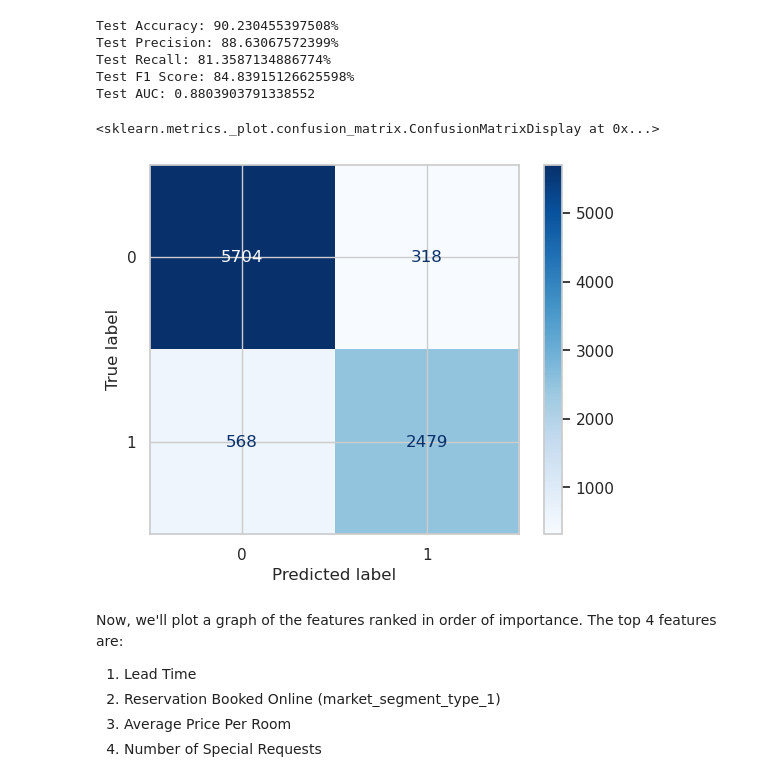
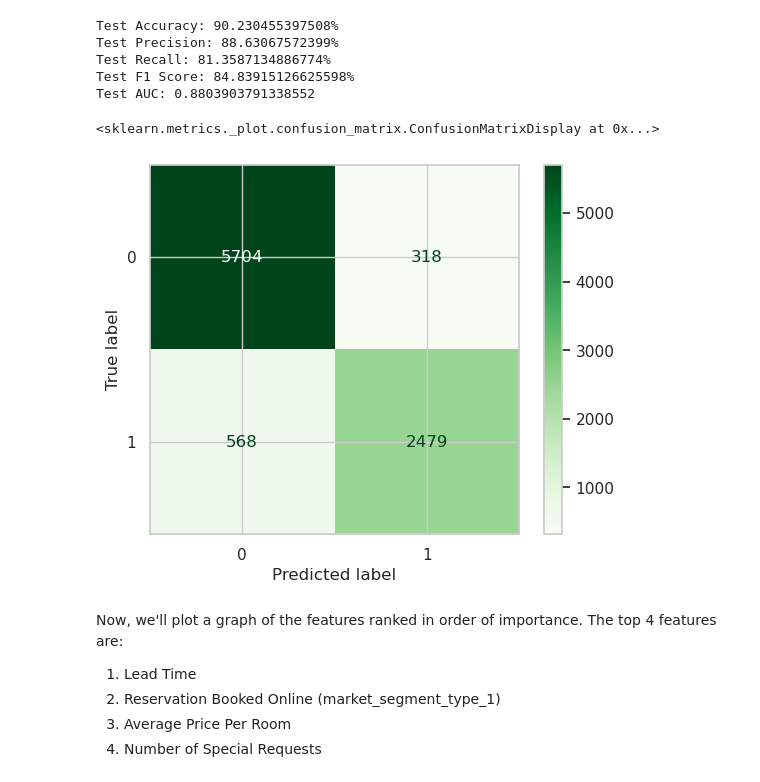
Before and after one commit to kev065/hotel-booking-cancellation-prediction, a Jupyter notebook: index.ipynb, the cells around one changed output. Cells and saved outputs as stored; diff of their text form; code cells hidden in the pictures.

Commit message:
Change RF matrix colour to Green

```diff
--- a/index.ipynb
+++ b/index.ipynb
@@ -1053,11 +1053,12 @@ Test AUC: 0.8803903791338552
 # %%
 # Plot confusion matrix for test data
 cm_test = confusion_matrix(y_test, y_pred_test)
 cm_disp_test = ConfusionMatrixDisplay(confusion_matrix=cm_test, display_labels=rf_classifier.classes_)
-cm_disp_test.plot(cmap=plt.cm.Blues)
+# set color to green
+cm_disp_test.plot(cmap=plt.cm.Greens)
 # %% [output]
 <sklearn.metrics._plot.confusion_matrix.ConfusionMatrixDisplay at 0x...>
-[figure, old version]
+[figure, new version]
 # %% [markdown]
 Now, we'll plot a graph of the features ranked in order of importance. The top 4 features are:
 
```
